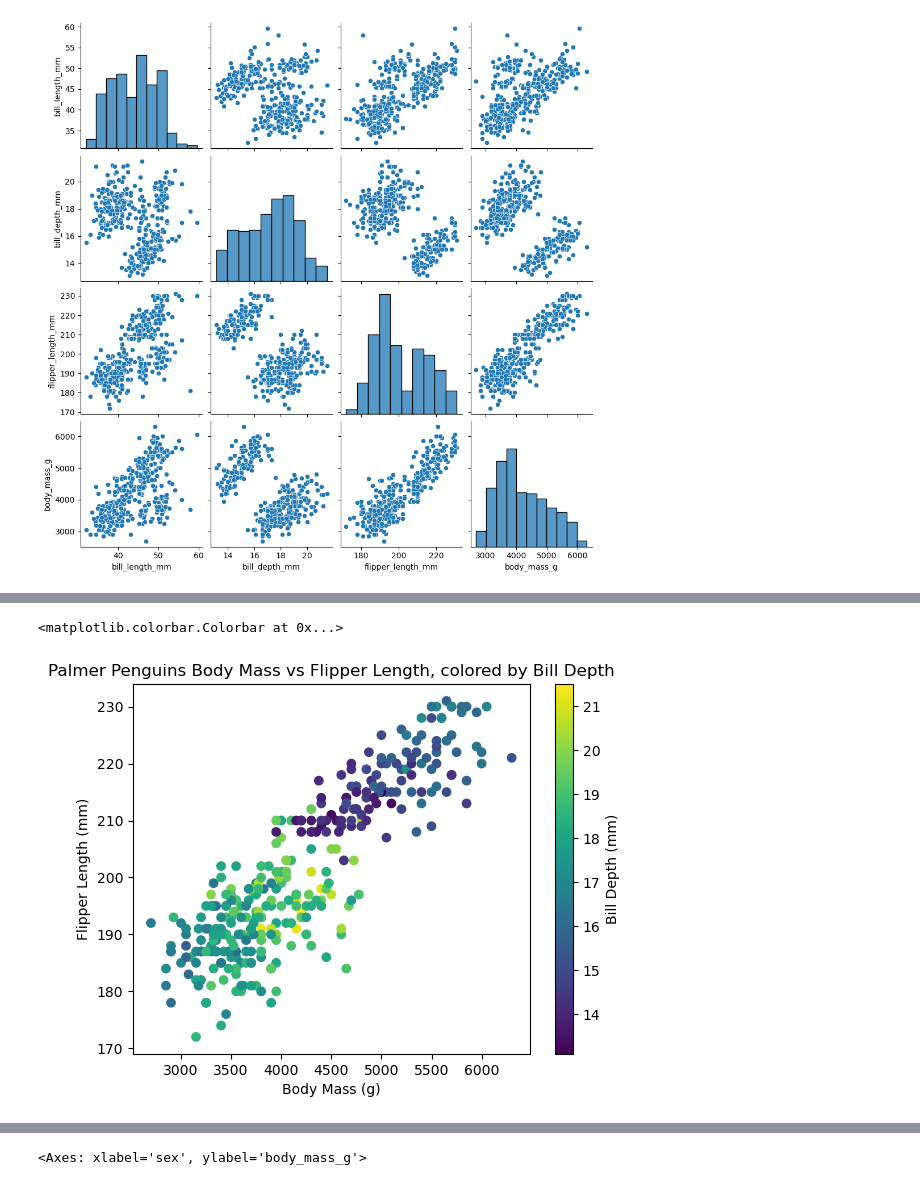
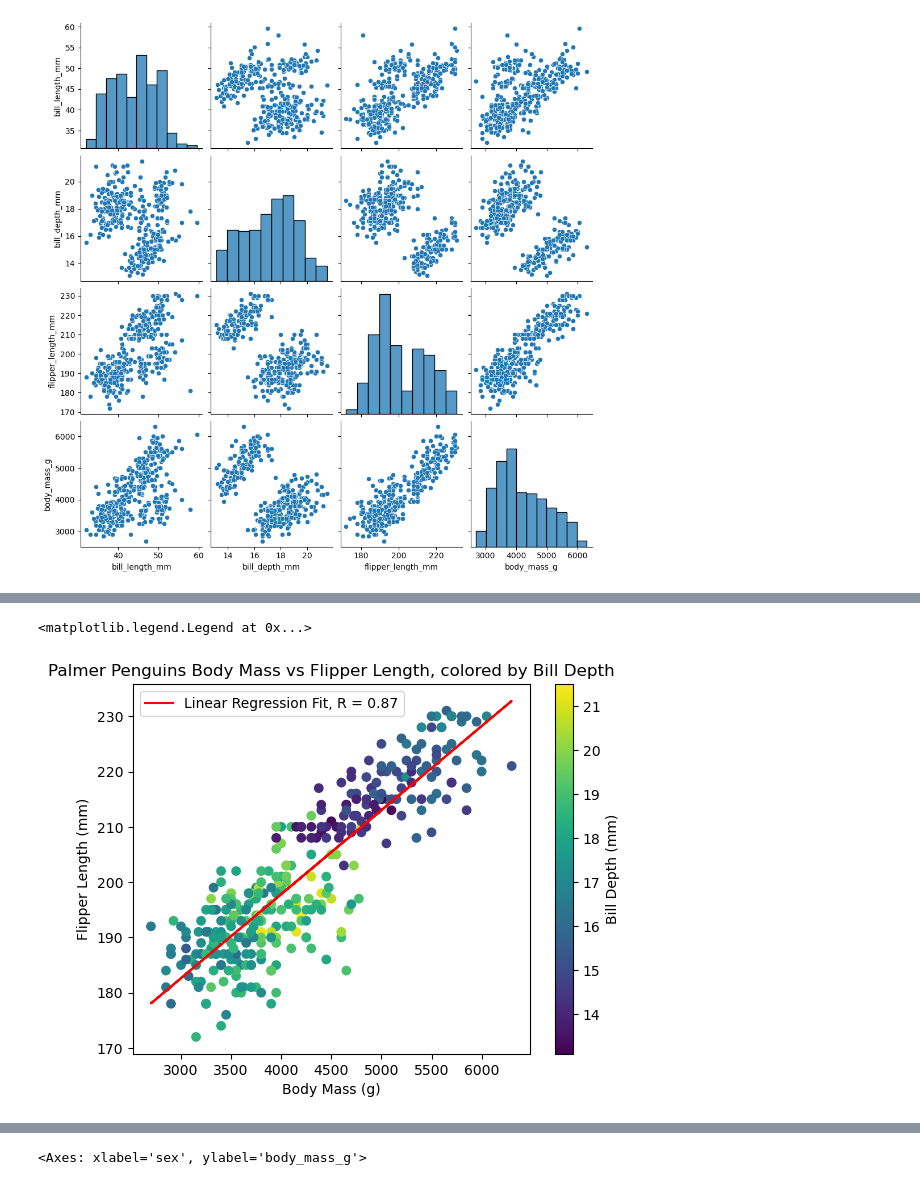
Before and after one commit to a-o-connor/palmerpenguins_data_analytics, a Jupyter notebook: palmerpenguinsanalysis.ipynb, the cells around one changed output, grey strips where cells are left out. Drawn from its saved outputs; the diff is of its cells as text; code cells hidden in the pictures.

```diff
--- a/palmerpenguinsanalysis.ipynb
+++ b/palmerpenguinsanalysis.ipynb
@@ -235,16 +241,31 @@ corr_pairplot = sb.pairplot(df_numeric)
 # %%
 # Body Mass is positively correlated with Flipper length.
-# PLot a scatterplot of body mass vs flipper length
-fig, ax = plt.subplots()
 
+# Identify the best fit line, y = mx+c, for body mass vs flipper length
+# Use Numpy's polyfit to do a least squares fit determine m and c
+
+m, c = np.polyfit(
+        x = df_cleaned_empty_rows["body_mass_g"],
+        y = df_cleaned_empty_rows["flipper_length_mm"],
+        deg = 1 #Degree of the polynomial
+                  )
+
+fig, ax = plt.subplots() # subplot() creates two variables, a matplotlib figure and axis. Assign variable names ax and fig
+
+# Plot a scatterplot of body mass vs flipper length
 scatterplot = ax.scatter(df_cleaned_empty_rows["body_mass_g"], df_cleaned_empty_rows["flipper_length_mm"],
-           c = df_cleaned_empty_rows["bill_depth_mm"],
-           cmap = "viridis")
+           c = df_cleaned_empty_rows["bill_depth_mm"], #color the scatterplot points by bill depth
+           cmap = "viridis") # specify the color map
+
+# plot the least squares fit line identified in the numpy polyfit
+# x value will still be body mass, y value will be m*x + c
+ax.plot(df_cleaned_empty_rows["body_mass_g"], m*df_cleaned_empty_rows["body_mass_g"]+c, c = "red", label = "Linear Regression Fit, R = 0.87")
 
 ax.set_xlabel("Body Mass (g)")
 ax.set_ylabel("Flipper Length (mm)")
 ax.set_title("Palmer Penguins Body Mass vs Flipper Length, colored by Bill Depth")
 fig.colorbar(scatterplot, label = "Bill Depth (mm)")
+ax.legend()
 # %% [output]
-<matplotlib.colorbar.Colorbar at 0x...>
+<matplotlib.legend.Legend at 0x...>
-[figure, old version]
+[figure, new version]
```
Also changed, not shown: parts of 9 cells of this notebook, 1 other file.
